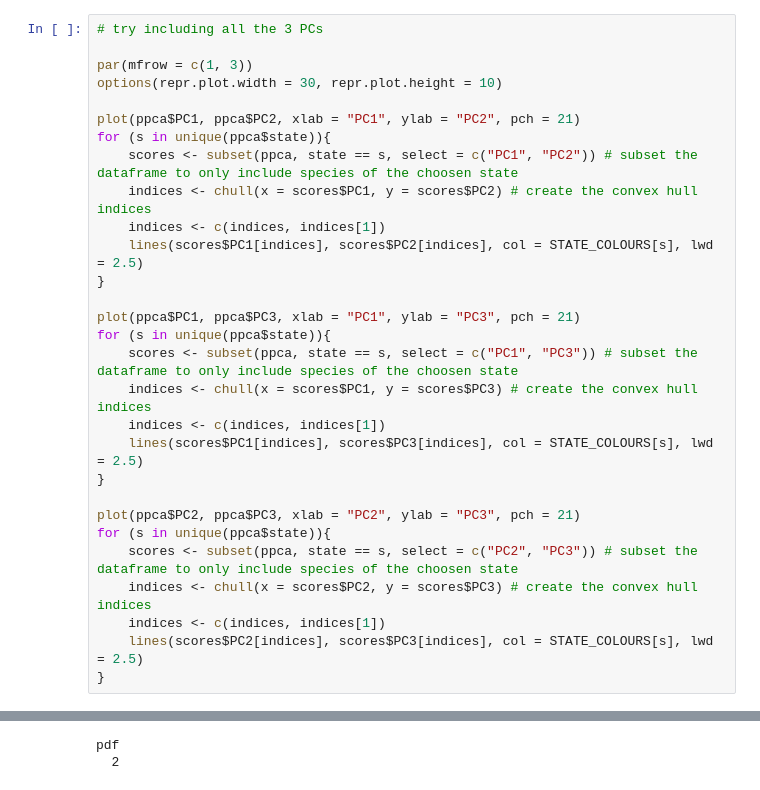
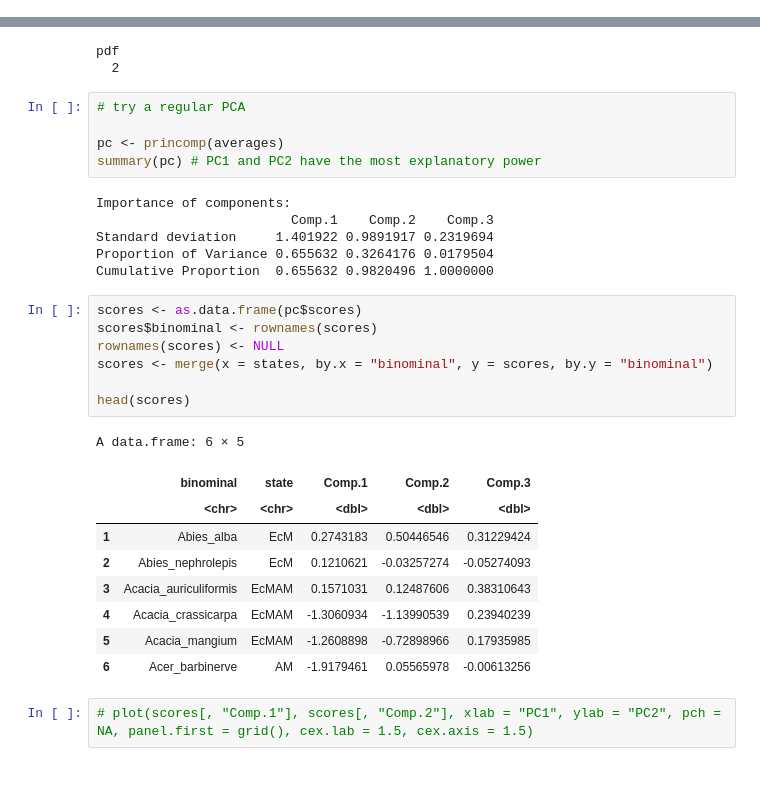
Before and after one commit to anoban/phd, a Jupyter notebook: R/notebooks/phypca.ipynb, the cells around one changed output, grey strips where cells are left out. Saved outputs shown, nothing was run; the diff lists cells and outputs as text.

```diff
--- a/R/notebooks/phypca.ipynb
+++ b/R/notebooks/phypca.ipynb
@@ -163,29 +166,0 @@ legend("topright", legend = names(STATE_COLOURS), pt.bg = STATE_COLOURS, pch = 2
-# %%
-# try including all the 3 PCs
-
-par(mfrow = c(1, 3))
-options(repr.plot.width = 30, repr.plot.height = 10)
-
-plot(ppca$PC1, ppca$PC2, xlab = "PC1", ylab = "PC2", pch = 21)
-for (s in unique(ppca$state)){
-    scores <- subset(ppca, state == s, select = c("PC1", "PC2")) # subset the dataframe to only include species of the choosen state
-    indices <- chull(x = scores$PC1, y = scores$PC2) # create the convex hull indices
-    indices <- c(indices, indices[1])
-    lines(scores$PC1[indices], scores$PC2[indices], col = STATE_COLOURS[s], lwd = 2.5)
-}
-
-plot(ppca$PC1, ppca$PC3, xlab = "PC1", ylab = "PC3", pch = 21)
-for (s in unique(ppca$state)){
-    scores <- subset(ppca, state == s, select = c("PC1", "PC3")) # subset the dataframe to only include species of the choosen state
-    indices <- chull(x = scores$PC1, y = scores$PC3) # create the convex hull indices
-    indices <- c(indices, indices[1])
-    lines(scores$PC1[indices], scores$PC3[indices], col = STATE_COLOURS[s], lwd = 2.5)
-}
-
-plot(ppca$PC2, ppca$PC3, xlab = "PC2", ylab = "PC3", pch = 21)
-for (s in unique(ppca$state)){
-    scores <- subset(ppca, state == s, select = c("PC2", "PC3")) # subset the dataframe to only include species of the choosen state
-    indices <- chull(x = scores$PC2, y = scores$PC3) # create the convex hull indices
-    indices <- c(indices, indices[1])
-    lines(scores$PC2[indices], scores$PC3[indices], col = STATE_COLOURS[s], lwd = 2.5)
-}
@@ -445,3 +449,33 @@ dev.off()
 # %% [output]
 pdf
   2
+# %%
+# try a regular PCA
+
+pc <- princomp(averages)
+summary(pc) # PC1 and PC2 have the most explanatory power
+# %% [output]
+Importance of components:
+                         Comp.1    Comp.2    Comp.3
+Standard deviation     1.401922 0.9891917 0.2319694
+Proportion of Variance 0.655632 0.3264176 0.0179504
+Cumulative Proportion  0.655632 0.9820496 1.0000000
+# %%
+scores <- as.data.frame(pc$scores)
+scores$binominal <- rownames(scores)
+rownames(scores) <- NULL
+scores <- merge(x = states, by.x = "binominal", y = scores, by.y = "binominal")
+
+head(scores)
+# %% [output]
+A data.frame: 6 × 5
+|  | binominal | state | Comp.1 | Comp.2 | Comp.3 |
+|  | <chr> | <chr> | <dbl> | <dbl> | <dbl> |
+| 1 | Abies_alba | EcM | 0.2743183 | 0.50446546 | 0.31229424 |
+| 2 | Abies_nephrolepis | EcM | 0.1210621 | -0.03257274 | -0.05274093 |
+| 3 | Acacia_auriculiformis | EcMAM | 0.1571031 | 0.12487606 | 0.38310643 |
+| 4 | Acacia_crassicarpa | EcMAM | -1.3060934 | -1.13990539 | 0.23940239 |
+| 5 | Acacia_mangium | EcMAM | -1.2608898 | -0.72898966 | 0.17935985 |
+| 6 | Acer_barbinerve | AM | -1.9179461 | 0.05565978 | -0.00613256 |
+# %%
+# plot(scores[, "Comp.1"], scores[, "Comp.2"], xlab = "PC1", ylab = "PC2", pch = NA, panel.first = grid(), cex.lab = 1.5, cex.axis = 1.5)
```
Also changed, not shown: parts of 6 cells of this notebook, 1 other file.
